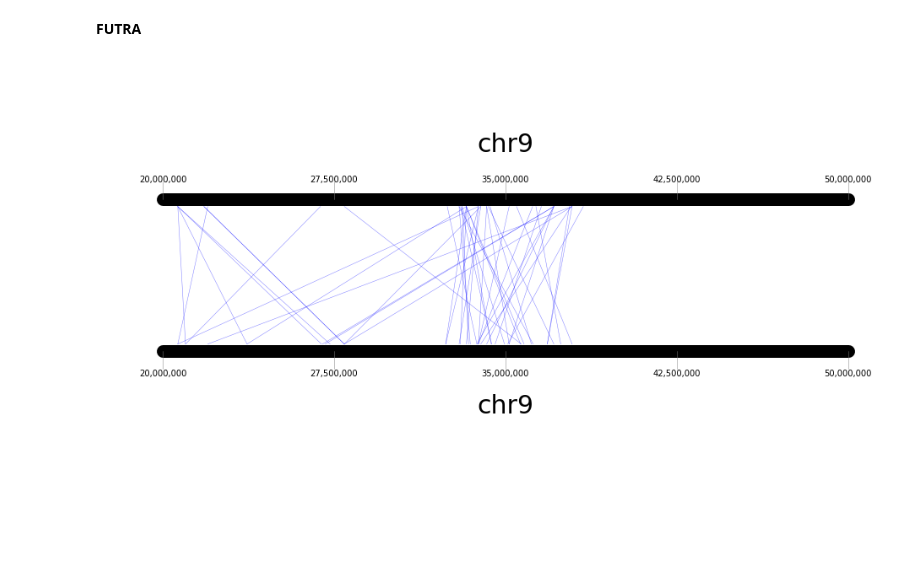
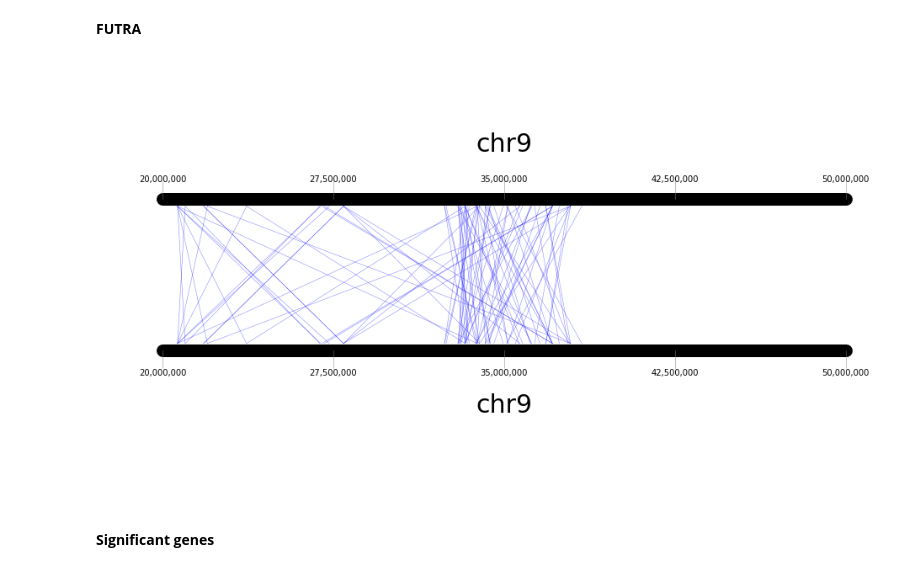
Before and after one commit to joreynajr/GIVE-UP, a Jupyter notebook: scripts/Chrom_Interaction_Map.ipynb, the cells around one changed output. Cells and saved outputs as stored; diff of their text form; code cells hidden in the pictures; blank space fills up the shorter version.

Commit message:
Symmetric Futra interactions

```diff
--- a/scripts/Chrom_Interaction_Map.ipynb
+++ b/scripts/Chrom_Interaction_Map.ipynb
@@ -142,7 +142,7 @@ def filter_interaction_df(df, chrA=None, chrA_positions=None, chrB=None, chrB_po
     return df_
 # %%
 def plot_interactions(df, chrA, chrA_positions, chrB, chrB_positions, line_color='green', linewidth=0.5, alpha=0.15,
-                      output=None, name=None):
+                      output=None, name=None, futra=False):
     '''
     This function plots the interactions between chrA and chrB given a window of positions for each one.
     '''
@@ -192,6 +192,12 @@ def plot_interactions(df, chrA, chrA_positions, chrB, chrB_positions, line_color
         posB = (row['posB'] - chrB_positions[0]) * max_x / range_B
         ax.add_line(plt.Line2D([posA, posB], [1, 0], linewidth=linewidth, alpha=alpha, color=line_color))
 
+    if futra:
+        for index, row in df_.iterrows():
+            posA = (row['posA'] - chrA_positions[0]) * max_x / range_A
+            posB = (row['posB'] - chrB_positions[0]) * max_x / range_B
+            ax.add_line(plt.Line2D([posB, posA], [1, 0], linewidth=linewidth, alpha=alpha, color=line_color))
+
     ax.axis('off')
     if output is not None:
         if name is None:
@@ -352,6 +360,8 @@ filtered_futra.head()
 **FUTRA**
 # %%
 fig_futra = plot_interactions(futra, 'chr9', (20000000, 50000000), 'chr9', (20000000, 50000000), line_color='blue',
-                              alpha = 0.5, linewidth = 0.5, output=outputs, name ='Futra')
+                              alpha = 0.5, linewidth = 0.5, output=outputs, name ='Futra', futra=True)
 # %% [output]
-[figure, old version]
+[figure, new version]
+# %% [markdown]
+**Significant genes**
```
Also changed, not shown: parts of 3 cells of this notebook.
